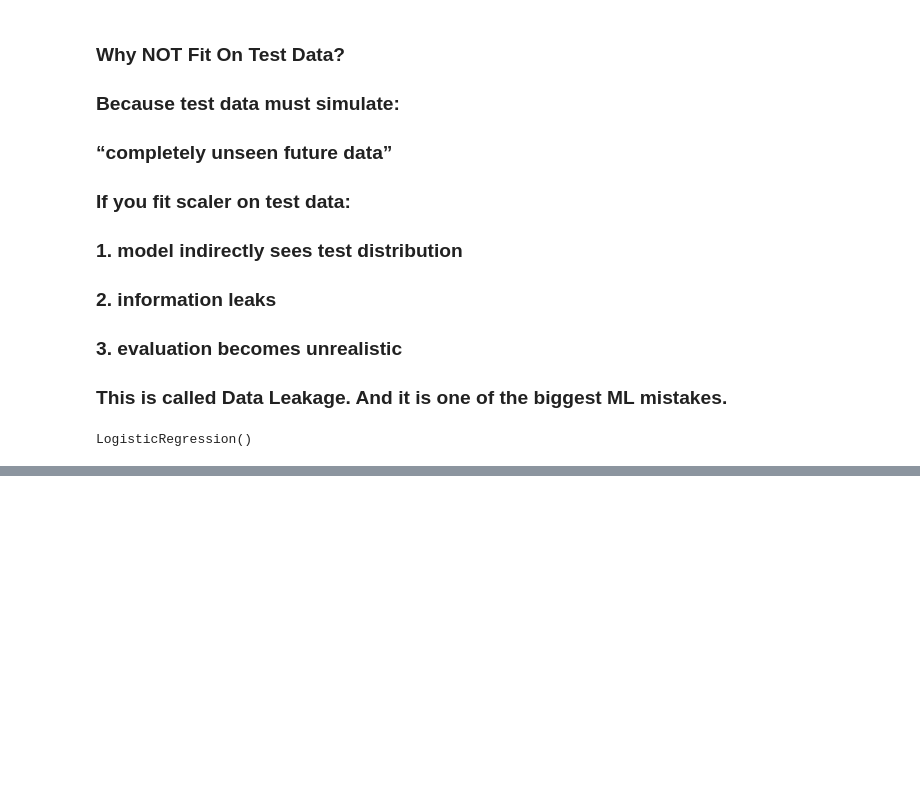
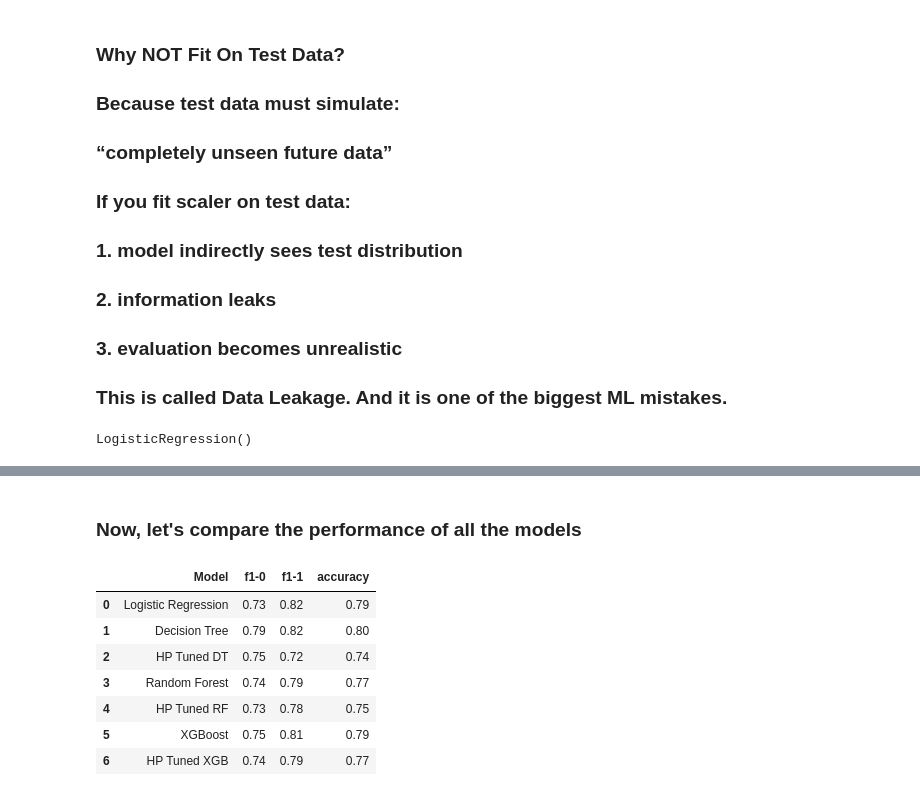
Before and after one commit to Jaggi0504/Heart-Disease-ML, a Jupyter notebook: main.ipynb, the cells around one changed output, grey strips where cells are left out. Cells and saved outputs as stored; diff of their text form; code cells hidden in the pictures; blank space fills up the shorter version.

```diff
--- a/main.ipynb
+++ b/main.ipynb
@@ -204,0 +338,20 @@ weighted avg       0.81      0.80      0.80        61
+# %% [markdown]
+### Now, let's compare the performance of all the models
+# %%
+model_performance = pd.DataFrame({
+    'Model': ['Logistic Regression', 'Decision Tree', 'HP Tuned DT', 'Random Forest', 'HP Tuned RF', 'XGBoost', 'HP Tuned XGB'],
+    'f1-0': [0.73, 0.79, 0.75, 0.74, 0.73, 0.75, 0.74],
+    'f1-1': [0.82, 0.82, 0.72, 0.79, 0.78, 0.81, 0.79],
+    'accuracy': [0.79, 0.80, 0.74, 0.77, 0.75, 0.79, 0.77]
+})
+# %%
+model_performance
+# %% [output]
+|  | Model | f1-0 | f1-1 | accuracy |
+| 0 | Logistic Regression | 0.73 | 0.82 | 0.79 |
+| 1 | Decision Tree | 0.79 | 0.82 | 0.80 |
+| 2 | HP Tuned DT | 0.75 | 0.72 | 0.74 |
+| 3 | Random Forest | 0.74 | 0.79 | 0.77 |
+| 4 | HP Tuned RF | 0.73 | 0.78 | 0.75 |
+| 5 | XGBoost | 0.75 | 0.81 | 0.79 |
+| 6 | HP Tuned XGB | 0.74 | 0.79 | 0.77 |
```
Also changed, not shown: parts of 20 cells of this notebook.
